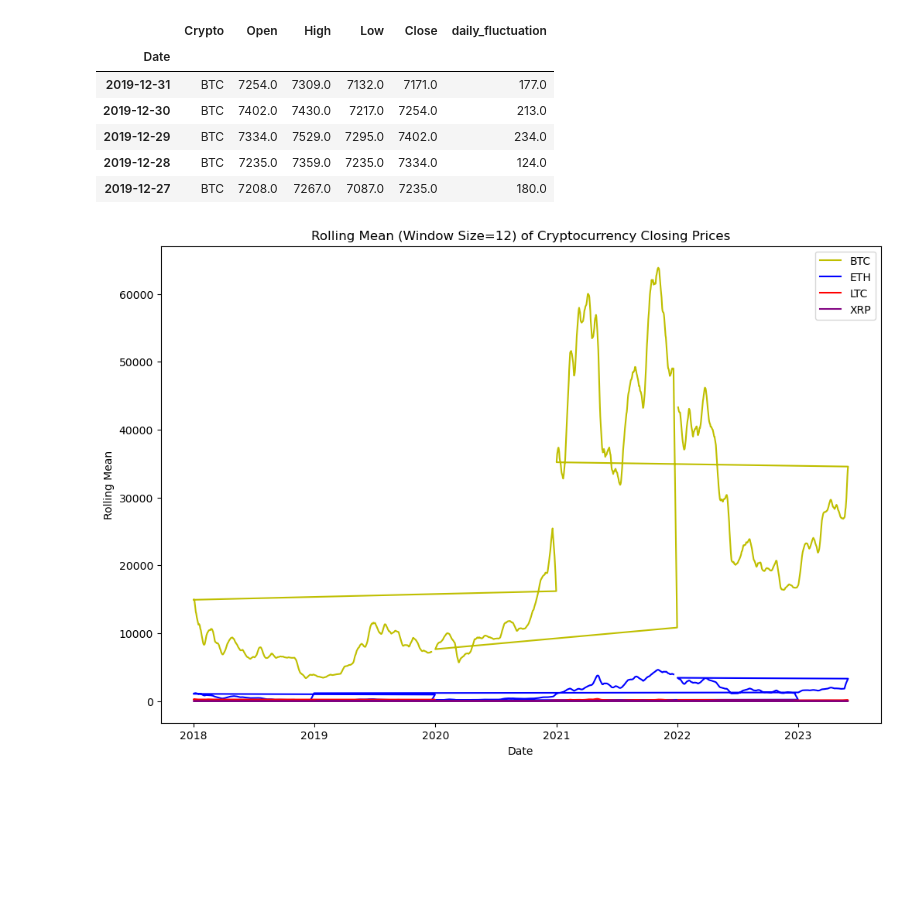
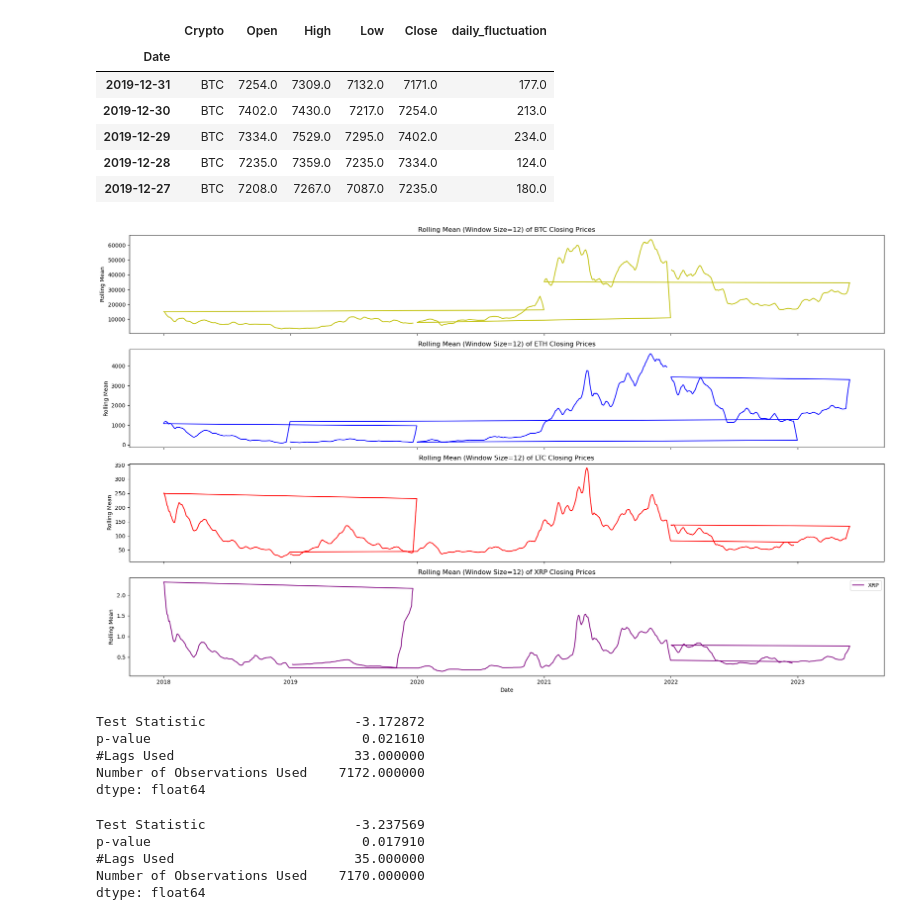
Before and after one commit to MarwaBrian/Crypto-Price-Prediction, a Jupyter notebook: crypto.ipynb, the cells around one changed output. Cells and saved outputs as stored; diff of their text form; code cells hidden in the pictures; blank space fills up the shorter version.

```diff
--- a/crypto.ipynb
+++ b/crypto.ipynb
@@ -263,21 +263,46 @@ df.head()
 | 2019-12-28 | BTC | 7235.0 | 7359.0 | 7235.0 | 7334.0 | 124.0 |
 | 2019-12-27 | BTC | 7208.0 | 7267.0 | 7087.0 | 7235.0 | 180.0 |
 # %%
-window_size = 12  # Adjust the window size as needed
-plt.figure(figsize=(12, 8))
-for crypto, color in zip(df['Crypto'].unique(), colors):
-    plt.plot(df[df['Crypto'] == crypto].index, df[df['Crypto'] == crypto]['Close'].rolling(window=window_size).mean(), label=crypto, color=color)
-plt.title(f'Rolling Mean (Window Size={window_size}) of Cryptocurrency Closing Prices')
-plt.xlabel('Date')
-plt.ylabel('Rolling Mean')
+# Rolling Mean/Moving Average
+window_size = 12  #window size is yearly
+fig, axes = plt.subplots(len(df['Crypto'].unique()), 1, figsize=(20, 12), sharex=True)
+
+for ax, (crypto, color) in zip(axes, zip(df['Crypto'].unique(), colors)):
+    rolling_mean = df[df['Crypto'] == crypto]['Close'].rolling(window=window_size).mean()
+
+    ax.plot(df[df['Crypto'] == crypto].index, rolling_mean, label=crypto, color=color)
+    ax.set_title(f'Rolling Mean (Window Size={window_size}) of {crypto} Closing Prices')
+    ax.set_ylabel('Rolling Mean')
+
+axes[-1].set_xlabel('Date')
 plt.legend()
+plt.tight_layout()
 plt.show()
 # %% [output]
-[figure, old version]
+[figure, new version]
 # %%
-#lets check for stationarity using dickey-fuller test
-dfuller = adfuller(df)
+# Perform Augmented Dickey-Fuller test
+dfuller = adfuller(df['Close'], autolag='AIC')  #checking stationarity for the 'Close' column
 
+# Extract and print the results
 dfoutput = pd.Series(dfuller[0:4], index=['Test Statistic', 'p-value', '#Lags Used', 'Number of Observations Used'])
-
 print(dfoutput)
+# %% [output]
+Test Statistic                   -3.172872
+p-value                           0.021610
+#Lags Used                       33.000000
+Number of Observations Used    7172.000000
+dtype: float64
+# %%
+# Perform Augmented Dickey-Fuller test
+dfuller = adfuller(df['Open'], autolag='AIC')  #checking stationarity for the 'Open' column
+
+# Extract and print the results
+dfoutput = pd.Series(dfuller[0:4], index=['Test Statistic', 'p-value', '#Lags Used', 'Number of Observations Used'])
+print(dfoutput)
+# %% [output]
+Test Statistic                   -3.237569
+p-value                           0.017910
+#Lags Used                       35.000000
+Number of Observations Used    7170.000000
+dtype: float64
```
Also changed, not shown: parts of 3 cells of this notebook.
